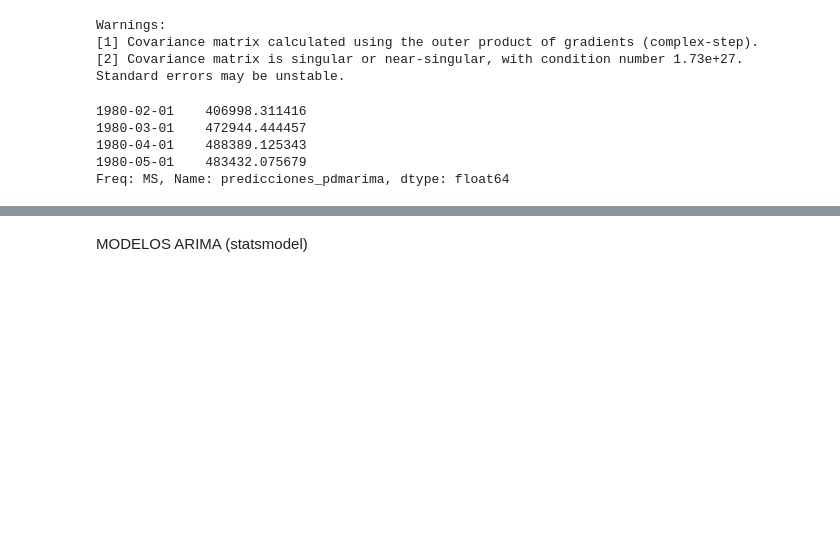
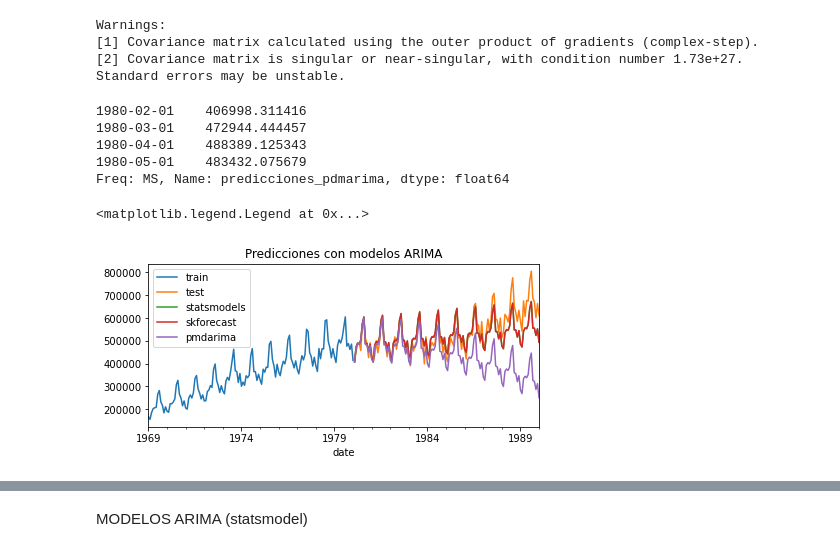
Before and after one commit to davidraamirez/drift-detection_data-augmentation, a Jupyter notebook: Modelos_prediccion/Modelos_autorregresivos.ipynb, the cells around one changed output, grey strips where cells are left out. Saved outputs shown, nothing was run; the diff lists cells and outputs as text; code cells hidden in the pictures; blank space fills up the shorter version.

Commit message:
Predicción usando modelos autorregresivos con grid y auto arima

```diff
--- a/Modelos_prediccion/Modelos_autorregresivos.ipynb
+++ b/Modelos_prediccion/Modelos_autorregresivos.ipynb
@@ -164,0 +167,13 @@ Freq: MS, Name: predicciones_statsmodels, dtype: float64
+# %%
+# Modelo SARIMAX con skforecast.Sarimax
+# ==============================================================================
+warnings.filterwarnings("ignore", category=UserWarning, message='Non-invertible|Non-stationary')
+modelo = Sarimax(order=(1, 1, 1), seasonal_order=(1, 1, 1, 12))
+modelo.fit(y=datos_train)
+modelo.summary()
+warnings.filterwarnings("default")
+# %%
+# Predictión
+# ==============================================================================
+predicciones_skforecast = modelo.predict(steps=len(datos_test))
+display(predicciones_skforecast.head(4))
@@ -201,3 +222,18 @@ display(predicciones_pdmarima.head(4))
 1980-04-01    488389.125343
 1980-05-01    483432.075679
 Freq: MS, Name: predicciones_pdmarima, dtype: float64
+# %%
+# Plot predictions
+# ==============================================================================
+fig, ax = plt.subplots(figsize=(7, 3))
+datos_train.plot(ax=ax, label='train')
+datos_test.plot(ax=ax, label='test')
+predicciones_statsmodels.plot(ax=ax, label='statsmodels')
+predicciones_skforecast.columns = ['skforecast']
+predicciones_skforecast.plot(ax=ax, label='skforecast')
+predicciones_pdmarima.plot(ax=ax, label='pmdarima')
+ax.set_title('Predicciones con modelos ARIMA')
+ax.legend()
+# %% [output]
+<matplotlib.legend.Legend at 0x...>
+[figure, added]
```
Also changed, not shown: parts of 18 cells of this notebook, 1 other file.
